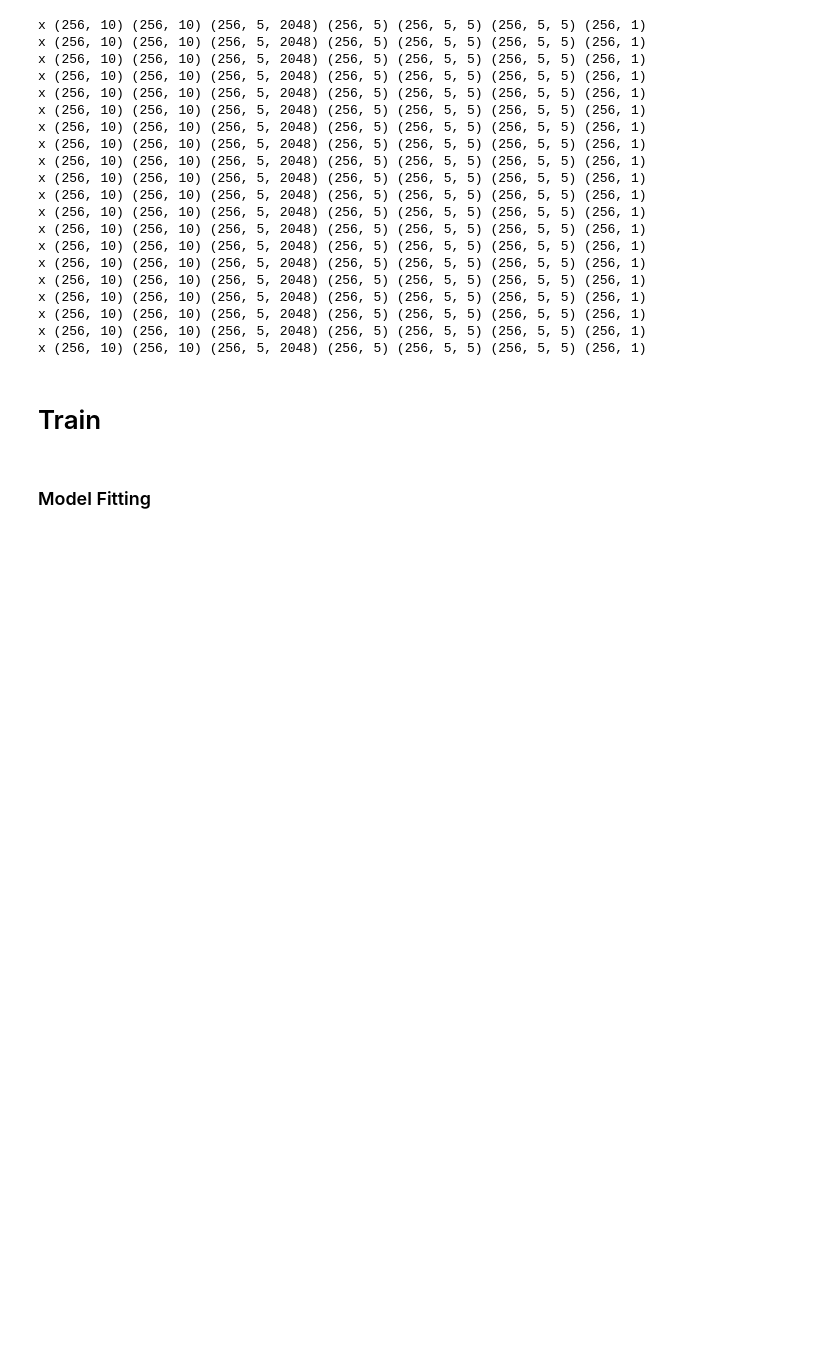
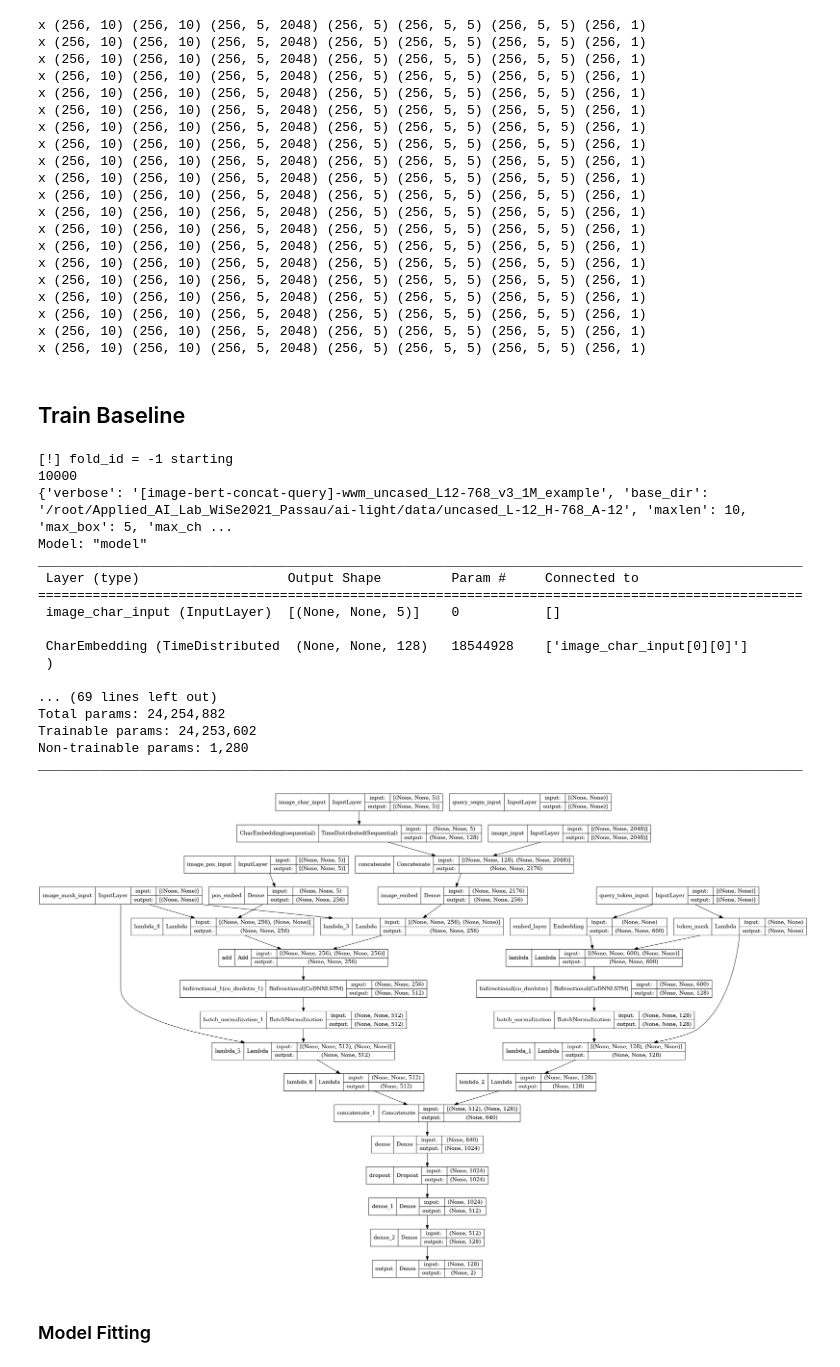
Before and after one commit to yasserotiefy/Applied_AI_Lab_WiSe2021_Passau, a Jupyter notebook: ai-light/experiments.ipynb, the cells around one changed output. Drawn from its saved outputs; the diff is of its cells as text; code cells hidden in the pictures; blank space fills up the shorter version.

Commit message:
Train baseline 10K, Logging nDCG@5 tensorboard

```diff
--- a/ai-light/experiments.ipynb
+++ b/ai-light/experiments.ipynb
@@ -665,29 +780,49 @@ class Evaluate(Callback):
 
         return score
 # %% [markdown]
-# Train
+## Train Baseline
 # %%
 
 gc.collect()
 fold_id = -1
 print("\n\n[!] fold_id = {} starting".format(fold_id))
-cfg["filename"] = cfg["raw_filename"].format(cfg["verbose"], FOLD_NUM, fold_id)
+# cfg["filename"] = cfg["raw_filename"].format(cfg["verbose"], FOLD_NUM, fold_id)
 
+cfg["filename"] = 'models/10K_baseline'
 
 cfg["num_example"] = len(train_data)
 print(len(train_data))
 
 tf.compat.v1.keras.backend.clear_session()
 gc.collect()
 seed(SEED - fold_id)
 np.random.seed(SEED - fold_id)
 tf.compat.v1.random.set_random_seed(SEED - fold_id)
 train_D = data_generator(train_data)
 print(cfg)
-model = build_model(cfg, summary=True,
+model = build_baseline_model(cfg, summary=True,
                     word_embedding_matrix=word_embedding_matrix,
                     )
-tf.keras.utils.plot_model(model, to_file="models/model_v1.png", show_shapes=True)
+tf.keras.utils.plot_model(model, to_file="models/model_baseline.png", show_shapes=True)
+# %% [output]
+[!] fold_id = -1 starting
+10000
+{'verbose': '[image-bert-concat-query]-wwm_uncased_L12-768_v3_1M_example', 'base_dir': '/root/Applied_AI_Lab_WiSe2021_Passau/ai-light/data/uncased_L-12_H-768_A-12', 'maxlen': 10, 'max_box': 5, 'max_ch ...
+Model: "model"
+__________________________________________________________________________________________________
+ Layer (type)                   Output Shape         Param #     Connected to
+==================================================================================================
+ image_char_input (InputLayer)  [(None, None, 5)]    0           []
+
+ CharEmbedding (TimeDistributed  (None, None, 128)   18544928    ['image_char_input[0][0]']
+ )
+
+... (69 lines left out)
+Total params: 24,254,882
+Trainable params: 24,253,602
+Non-trainable params: 1,280
+__________________________________________________________________________________________________
+[figure, added]
 # %% [markdown]
 ### Model Fitting
 # %%
```
Also changed, not shown: parts of 15 cells of this notebook, 3 other files.
